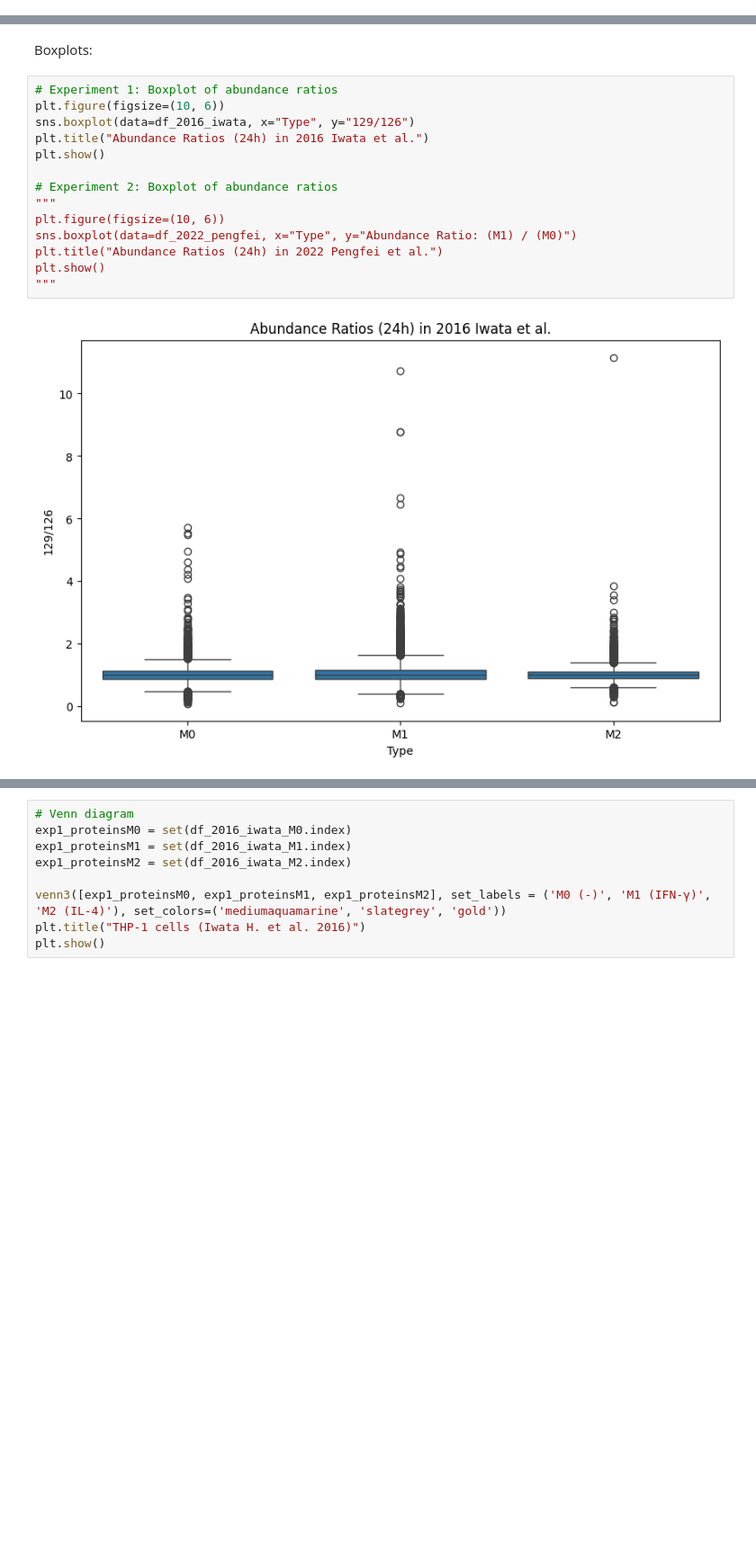
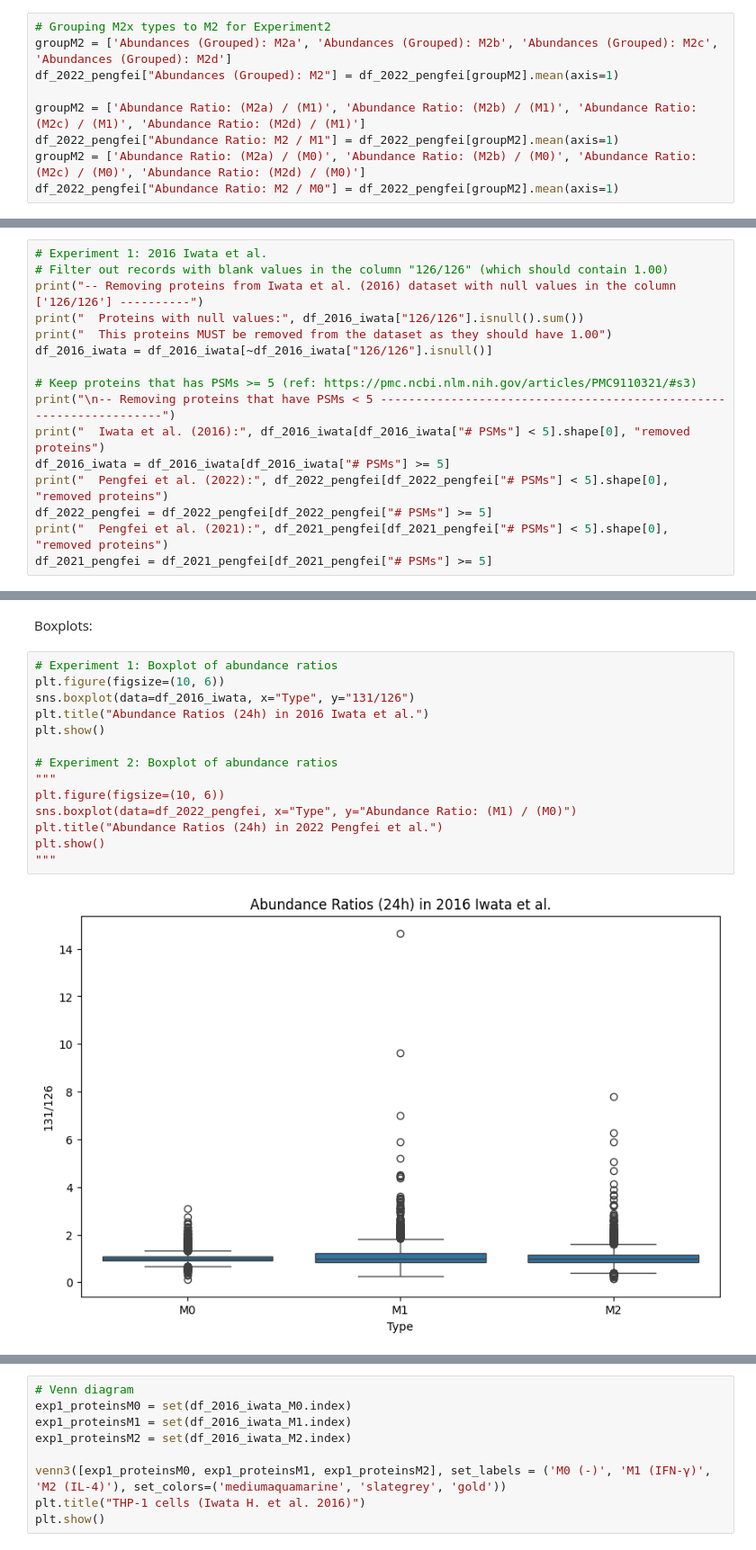
Before and after one commit to powwowath/pyMSpro, a Jupyter notebook: 00_workflow_META-ANALYSIS.ipynb, the cells around one changed output, grey strips where cells are left out. Shown at 90% size. Cells and saved outputs as stored; diff of their text form; blank space fills up the shorter version.

```diff
--- a/00_workflow_META-ANALYSIS.ipynb
+++ b/00_workflow_META-ANALYSIS.ipynb
@@ -244,0 +347,9 @@ df_2021_pengfei = pd.read_excel(path_2021_pengfei, sheet_name="Proteins", index_
+# %%
+# Grouping M2x types to M2 for Experiment2
+groupM2 = ['Abundances (Grouped): M2a', 'Abundances (Grouped): M2b', 'Abundances (Grouped): M2c', 'Abundances (Grouped): M2d']
+df_2022_pengfei["Abundances (Grouped): M2"] = df_2022_pengfei[groupM2].mean(axis=1)
+
+groupM2 = ['Abundance Ratio: (M2a) / (M1)', 'Abundance Ratio: (M2b) / (M1)', 'Abundance Ratio: (M2c) / (M1)', 'Abundance Ratio: (M2d) / (M1)']
+df_2022_pengfei["Abundance Ratio: M2 / M1"] = df_2022_pengfei[groupM2].mean(axis=1)
+groupM2 = ['Abundance Ratio: (M2a) / (M0)', 'Abundance Ratio: (M2b) / (M0)', 'Abundance Ratio: (M2c) / (M0)', 'Abundance Ratio: (M2d) / (M0)']
+df_2022_pengfei["Abundance Ratio: M2 / M0"] = df_2022_pengfei[groupM2].mean(axis=1)
@@ -244,0 +365,16 @@ df_2021_pengfei = pd.read_excel(path_2021_pengfei, sheet_name="Proteins", index_
+# %%
+# Experiment 1: 2016 Iwata et al.
+# Filter out records with blank values in the column "126/126" (which should contain 1.00)
+print("-- Removing proteins from Iwata et al. (2016) dataset with null values in the column ['126/126'] ----------")
+print("  Proteins with null values:", df_2016_iwata["126/126"].isnull().sum())
+print("  This proteins MUST be removed from the dataset as they should have 1.00")
+df_2016_iwata = df_2016_iwata[~df_2016_iwata["126/126"].isnull()]
+
+# Keep proteins that has PSMs >= 5 (ref: https://pmc.ncbi.nlm.nih.gov/articles/PMC9110321/#s3)
+print("\n-- Removing proteins that have PSMs < 5 -------------------------------------------------------------------")
+print("  Iwata et al. (2016):", df_2016_iwata[df_2016_iwata["# PSMs"] < 5].shape[0], "removed proteins")
+df_2016_iwata = df_2016_iwata[df_2016_iwata["# PSMs"] >= 5]
+print("  Pengfei et al. (2022):", df_2022_pengfei[df_2022_pengfei["# PSMs"] < 5].shape[0], "removed proteins")
+df_2022_pengfei = df_2022_pengfei[df_2022_pengfei["# PSMs"] >= 5]
+print("  Pengfei et al. (2021):", df_2021_pengfei[df_2021_pengfei["# PSMs"] < 5].shape[0], "removed proteins")
+df_2021_pengfei = df_2021_pengfei[df_2021_pengfei["# PSMs"] >= 5]
@@ -321,19 +788,19 @@ Boxplots:
 # %%
 # Experiment 1: Boxplot of abundance ratios
 plt.figure(figsize=(10, 6))
-sns.boxplot(data=df_2016_iwata, x="Type", y="129/126")
+sns.boxplot(data=df_2016_iwata, x="Type", y="131/126")
 plt.title("Abundance Ratios (24h) in 2016 Iwata et al.")
 plt.show()
 
 # Experiment 2: Boxplot of abundance ratios
 """
 plt.figure(figsize=(10, 6))
 sns.boxplot(data=df_2022_pengfei, x="Type", y="Abundance Ratio: (M1) / (M0)")
 plt.title("Abundance Ratios (24h) in 2022 Pengfei et al.")
 plt.show()
 """
 # %% [output]
-[figure, old version]
+[figure, new version]
 '\nplt.figure(figsize=(10, 6))\nsns.boxplot(data=df_2022_pengfei, x="Type", y="Abundance Ratio: (M1) / (M0)")\nplt.title("Abundance Ratios (24h) in 2022 Pengfei et al.")\nplt.show()\n'
 # %%
 # Abundance ratios (Experiment 2)
```
Also changed, not shown: parts of 55 cells of this notebook.
